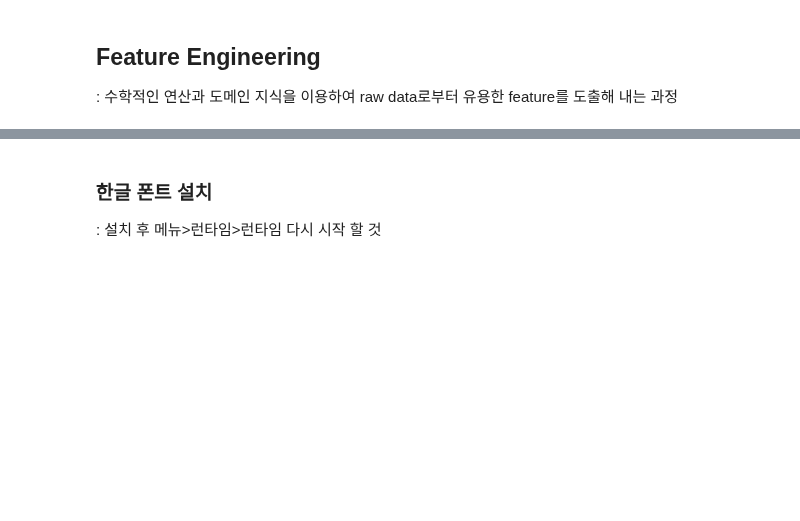
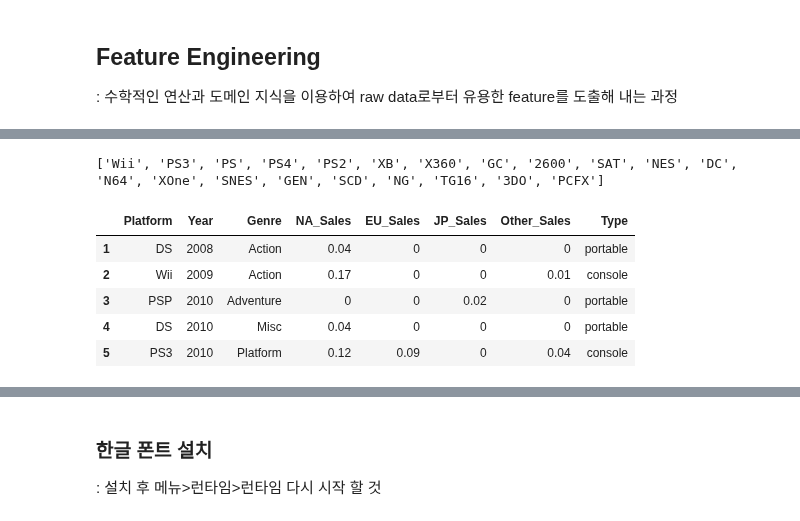
Before and after one commit to LamuneGitHub/A001_Python_Test, a Jupyter notebook: EDA_001.ipynb, the cells around one changed output, grey strips where cells are left out. Saved outputs shown, nothing was run; the diff lists cells and outputs as text; code cells hidden in the pictures; blank space fills up the shorter version.

```diff
--- a/EDA_001.ipynb
+++ b/EDA_001.ipynb
@@ -699,7 +689,0 @@ len(df_target.drop_duplicates('email'))
-# %%
-df_target = df_titanic
-
-# 사망자그룹의 비율 계산
-# value_counts(normalize=True) => 비율
-df_temp = df_target['survived'].value_counts(normalize=True ,dropna = True)
-df_temp
@@ -763,0 +693,3 @@ df_red.head()
+# %%
+# df 백업
+df_backup_copy = df_target.copy()
@@ -763,0 +707,55 @@ df_red.head()
+# %%
+# 플렛폼을 모바일 , 콘솔 , 컴퓨터의 대분류로도 구분
+import sys
+
+lst_portable = [ 'DS', '3DS', 'PSP', 'GB', 'GBA', 'PSV', 'WS', 'GG', 'WiiU']
+lst_pc = ['PC']
+list_all = df_target.Platform.unique().tolist()
+lst_console = [ x for x in list_all if (x not in lst_portable) & (x not in lst_pc) ]
+print ( lst_console) # ['Wii', 'PS3', 'PS', 'PS4', 'PS2', 'XB', 'X360', 'GC', '2600', 'SAT', 'NES', 'DC', 'N64', 'XOne', 'SNES', 'GEN', 'SCD', 'NG', 'TG16', '3DO', 'PCFX']
+
+
+target_column = 'Platform'
+
+# 오류 검사 조건, 수정 함수, 대상 컬럼 명
+cond_SCD = lambda x: True if x == 'SCD' else False
+cond_all = lambda x: True
+
+# 수정 function.
+def fix_func( x ):
+
+  ret_value = "-"
+
+  try:
+
+    if x['Platform'] in lst_portable  :
+      ret_value = 'portable'
+    elif x['Platform'] in lst_console  :
+      ret_value = 'console'
+    elif x['Platform'] in lst_pc  :
+      ret_value = 'pc'
+
+    df_target.loc[x.name,"Type"] = ret_value
+
+    return x.str
+  except Exception:
+    print( f"에러 발생 data = {x} , type = { type( x )} , idx = {x.name} ")
+    sys.exit()
+
+
+
+######
+
+# err 조건에 해당하는 data 조회
+sri_err = df_target[ target_column ].apply( cond_all )
+
+sri_fixed_col = df_target.loc[ sri_err ][[target_column]].apply( fix_func ,axis=1  )
+df_target.loc[sri_err].head(5)
+# %% [output]
+['Wii', 'PS3', 'PS', 'PS4', 'PS2', 'XB', 'X360', 'GC', '2600', 'SAT', 'NES', 'DC', 'N64', 'XOne', 'SNES', 'GEN', 'SCD', 'NG', 'TG16', '3DO', 'PCFX']
+|  | Platform | Year | Genre | NA_Sales | EU_Sales | JP_Sales | Other_Sales | Type |
+| 1 | DS | 2008 | Action | 0.04 | 0 | 0 | 0 | portable |
+| 2 | Wii | 2009 | Action | 0.17 | 0 | 0 | 0.01 | console |
+| 3 | PSP | 2010 | Adventure | 0 | 0 | 0.02 | 0 | portable |
+| 4 | DS | 2010 | Misc | 0.04 | 0 | 0 | 0 | portable |
+| 5 | PS3 | 2010 | Platform | 0.12 | 0.09 | 0 | 0.04 | console |
```
Also changed, not shown: parts of 24 cells of this notebook, 1 other file.
